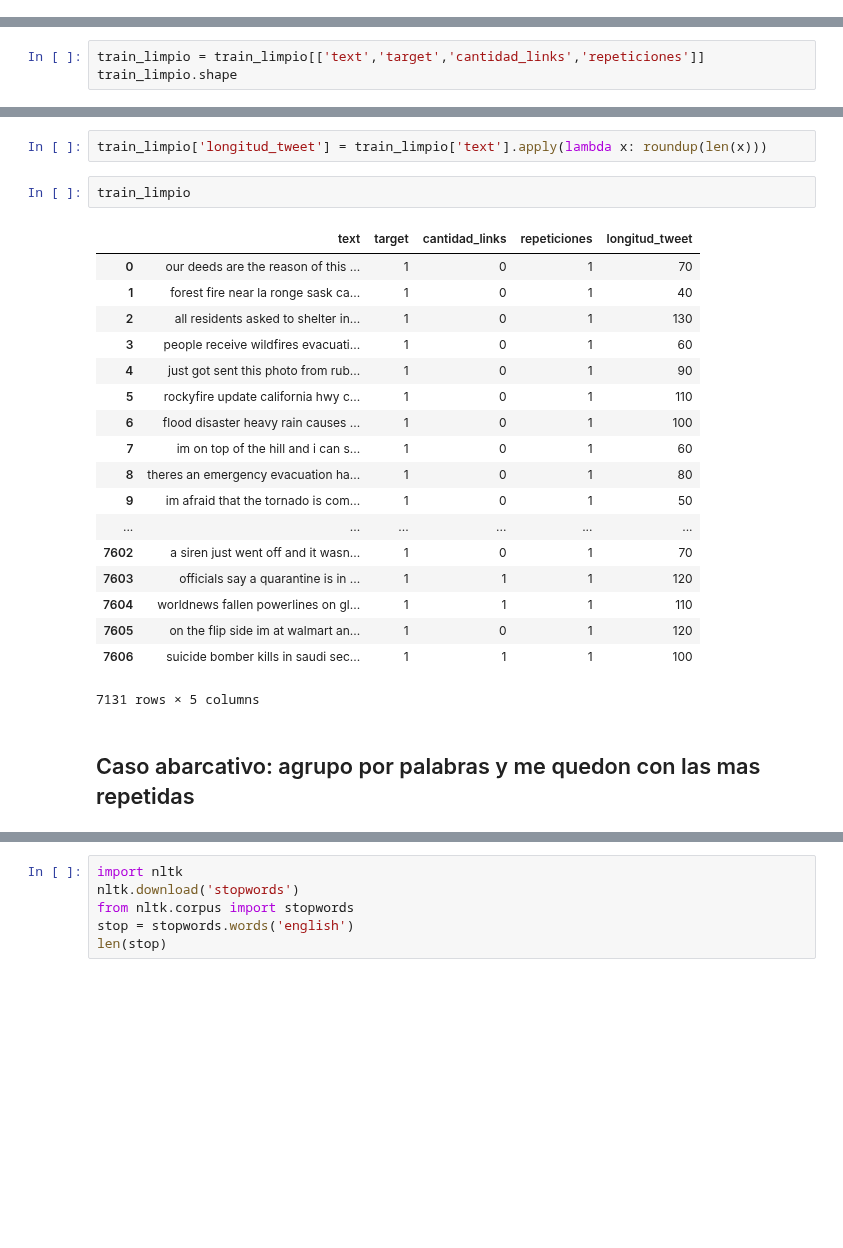
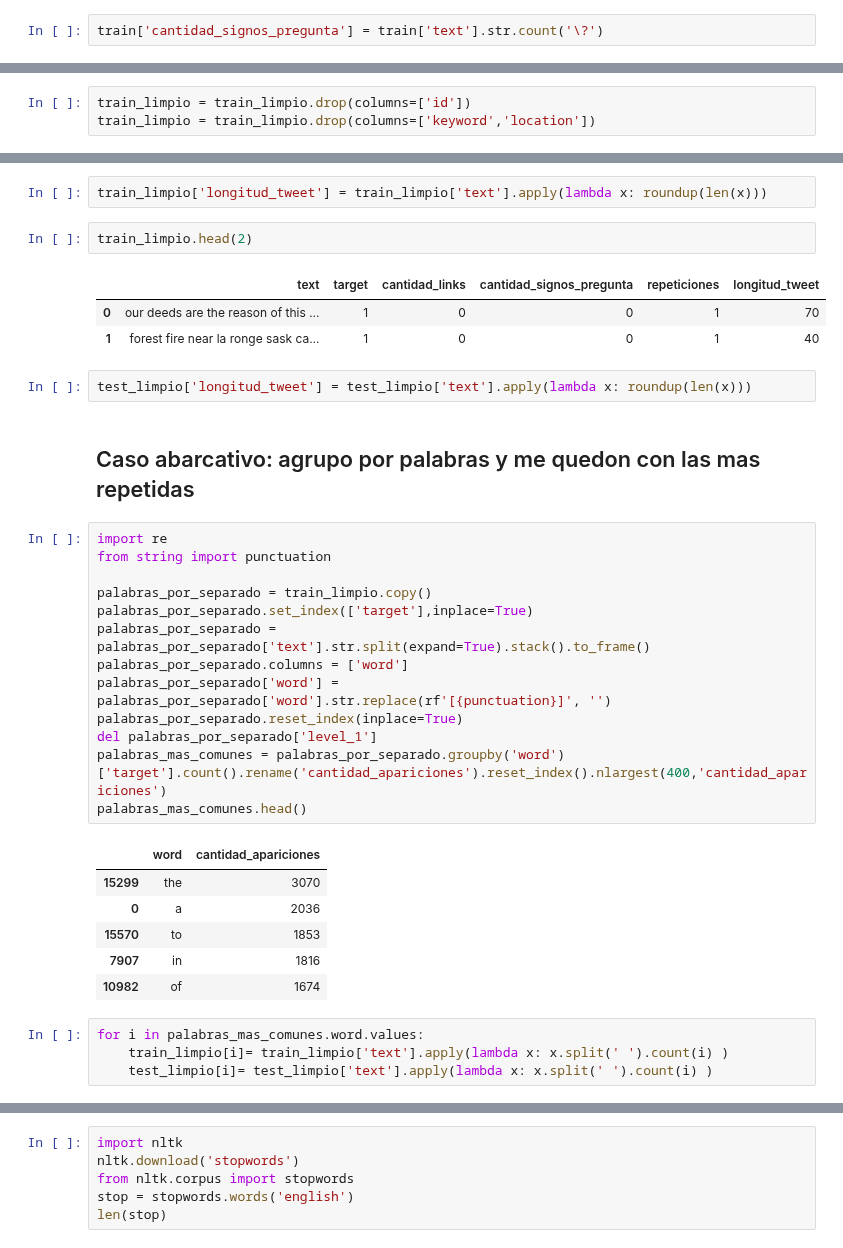
Before and after one commit to andi-carretero/TP2_Datos, a Jupyter notebook: Data_cleanner.ipynb, the cells around one changed output, grey strips where cells are left out. Drawn from its saved outputs; the diff is of its cells as text; blank space fills up the shorter version.

Commit message:
mejorada la limpieza y tambien se la realiza al test.csv

```diff
--- a/Data_cleanner.ipynb
+++ b/Data_cleanner.ipynb
@@ -40,3 +46,5 @@ train.nlargest(30,'cantidad_links').head()
+# %%
+train['cantidad_signos_pregunta'] = train['text'].str.count('\?')
 # %% [markdown]
 ## Limpieza de los textos
 # %%
@@ -86,2 +109,5 @@ train_limpio.nlargest(20,'repeticiones').head()
+# %%
+train_limpio = train_limpio.drop(columns=['id'])
+train_limpio = train_limpio.drop(columns=['keyword','location'])
 # %% [markdown]
 ## Remuevo los datos repetidos
@@ -88,3 +114,0 @@ train_limpio.nlargest(20,'repeticiones').head()
-# %%
-train_limpio = train_limpio[['text','target','cantidad_links','repeticiones']]
-train_limpio.shape
@@ -114,25 +152,36 @@ def roundup(x):
 # %%
 train_limpio['longitud_tweet'] = train_limpio['text'].apply(lambda x: roundup(len(x)))
 # %%
-train_limpio
+train_limpio.head(2)
 # %% [output]
-|  | text | target | cantidad_links | repeticiones | longitud_tweet |
-| 0 | our deeds are the reason of this ... | 1 | 0 | 1 | 70 |
-| 1 | forest fire near la ronge sask ca... | 1 | 0 | 1 | 40 |
-| 2 | all residents asked to shelter in... | 1 | 0 | 1 | 130 |
-| 3 | people receive wildfires evacuati... | 1 | 0 | 1 | 60 |
-| 4 | just got sent this photo from rub... | 1 | 0 | 1 | 90 |
-| 5 | rockyfire update california hwy c... | 1 | 0 | 1 | 110 |
-| 6 | flood disaster heavy rain causes ... | 1 | 0 | 1 | 100 |
-| 7 | im on top of the hill and i can s... | 1 | 0 | 1 | 60 |
-| 8 | theres an emergency evacuation ha... | 1 | 0 | 1 | 80 |
-| 9 | im afraid that the tornado is com... | 1 | 0 | 1 | 50 |
-| ... | ... | ... | ... | ... | ... |
-| 7602 | a siren just went off and it wasn... | 1 | 0 | 1 | 70 |
-| 7603 | officials say a quarantine is in ... | 1 | 1 | 1 | 120 |
-| 7604 | worldnews fallen powerlines on gl... | 1 | 1 | 1 | 110 |
-| 7605 | on the flip side im at walmart an... | 1 | 0 | 1 | 120 |
-| 7606 | suicide bomber kills in saudi sec... | 1 | 1 | 1 | 100 |
+|  | text | target | cantidad_links | cantidad_signos_pregunta | repeticiones | longitud_tweet |
+| 0 | our deeds are the reason of this ... | 1 | 0 | 0 | 1 | 70 |
+| 1 | forest fire near la ronge sask ca... | 1 | 0 | 0 | 1 | 40 |
-7131 rows × 5 columns
+# %%
+test_limpio['longitud_tweet'] = test_limpio['text'].apply(lambda x: roundup(len(x)))
 # %% [markdown]
 ## Caso abarcativo: agrupo por palabras y me quedon con las mas repetidas
+# %%
+import re
+from string import punctuation
+
+palabras_por_separado = train_limpio.copy()
+palabras_por_separado.set_index(['target'],inplace=True)
+palabras_por_separado = palabras_por_separado['text'].str.split(expand=True).stack().to_frame()
+palabras_por_separado.columns = ['word']
+palabras_por_separado['word'] = palabras_por_separado['word'].str.replace(rf'[{punctuation}]', '')
+palabras_por_separado.reset_index(inplace=True)
+del palabras_por_separado['level_1']
+palabras_mas_comunes = palabras_por_separado.groupby('word')['target'].count().rename('cantidad_apariciones').reset_index().nlargest(400,'cantidad_apariciones')
+palabras_mas_comunes.head()
+# %% [output]
+|  | word | cantidad_apariciones |
+| 15299 | the | 3070 |
+| 0 | a | 2036 |
+| 15570 | to | 1853 |
+| 7907 | in | 1816 |
+| 10982 | of | 1674 |
+# %%
+for i in palabras_mas_comunes.word.values:
+    train_limpio[i]= train_limpio['text'].apply(lambda x: x.split(' ').count(i) )
+    test_limpio[i]= test_limpio['text'].apply(lambda x: x.split(' ').count(i) )
```
Also changed, not shown: parts of 79 cells of this notebook.
